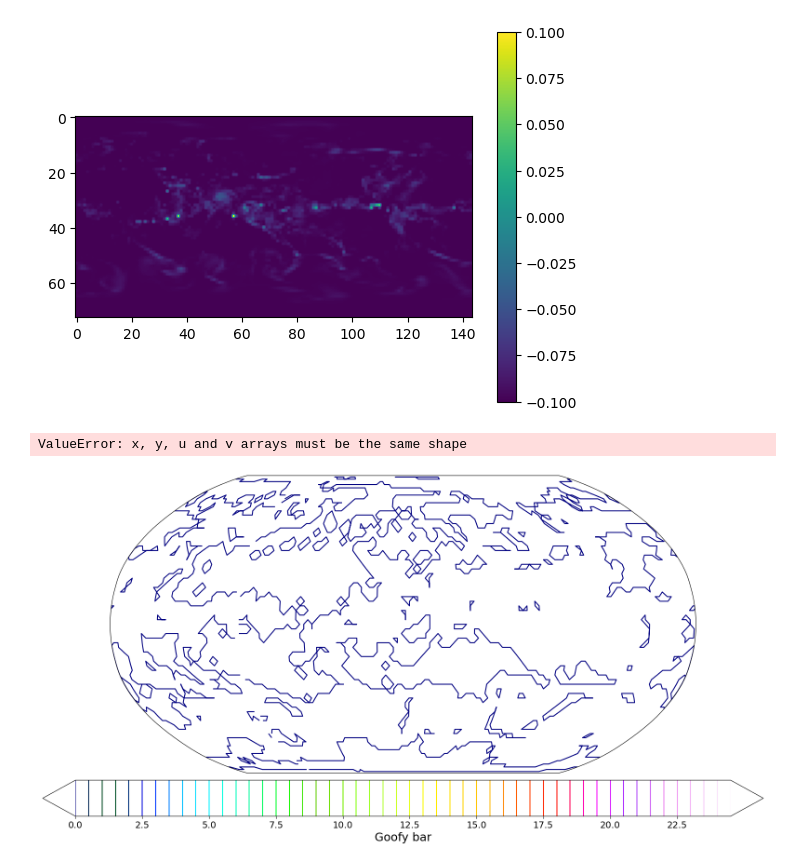
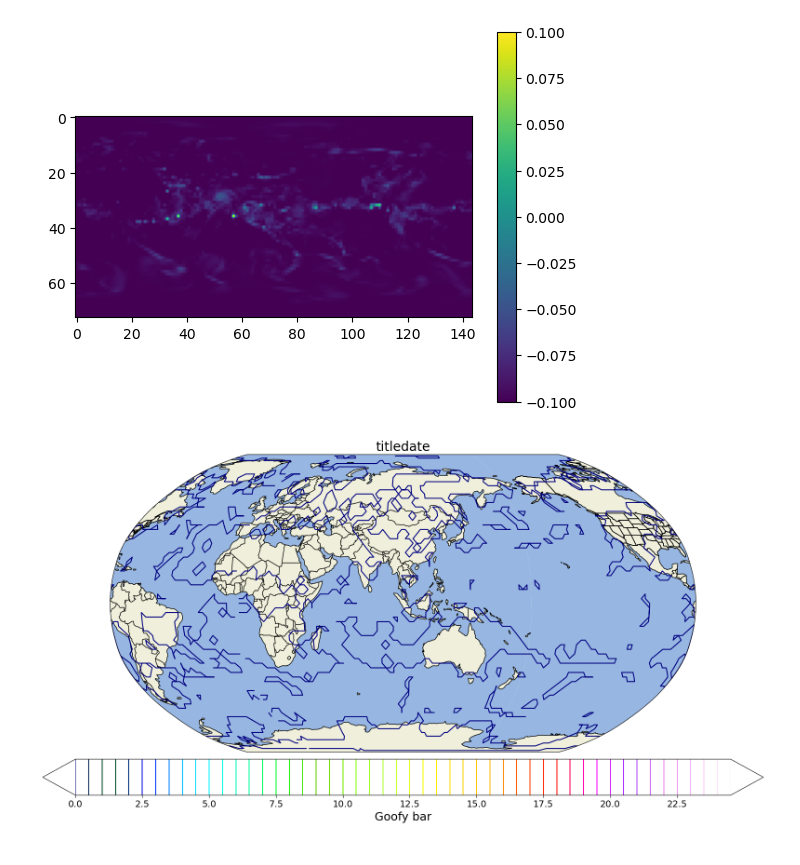
Before and after one commit to DevynKimball/ATSC_270, a Jupyter notebook: assignment_6/assignment_6.ipynb, the cells around one changed output. Drawn from its saved outputs; the diff is of its cells as text; code cells hidden in the pictures.

```diff
--- a/assignment_6/assignment_6.ipynb
+++ b/assignment_6/assignment_6.ipynb
@@ -60,25 +60,25 @@ plt.colorbar()
 # %%
 proj=ccrs.Robinson(central_longitude=101)
 
 fig = plt.figure(figsize=(20,10),dpi=100)
 ax = plt.axes(projection = proj)
 
 clevs = np.arange(960,1100,4)
 cs = plt.contour(lon,lat,msl[0],clevs,colord='k',transform = ccrs.PlateCarree())
 ax.clabel(cs,inline=True)
 cs = plt.contour(lon,lat,tp[1],cmap = 'gist_ncar',transform = ccrs.PlateCarree(),levels=np.arange(0,25,0.5),extend='both')
 
 cb=plt.colorbar(orientation='horizontal',pad=0.02)
 cb.set_label('Goofy bar',fontsize=18)
 cb.ax.tick_params(labelsize=14)
-plt.barbs(lon[::5],lat[::5],p10u[0,::5],p10v[0,::5],transform = ccrs.PlateCarree(),length=5)
+#plt.barbs(lon[::5],lat[::5],p10u[0,::5],p10v[0,::5],transform = ccrs.PlateCarree(),length=5)
 
-ax.coastlines(linewidth=2,color='r')
-ax.add_feature(cfeature.STATES)(linewidth=.5,edgecolor='r')
-ax.add_feature(cfeature.BORDERS)(linewidth=.5,edgecolor='r')
-
+ax.add_feature(cfeature.COASTLINE)
+ax.add_feature(cfeature.BORDERS)
+ax.add_feature(cfeature.OCEAN)
+ax.add_feature(cfeature.LAND)
+ax.add_feature(cfeature.STATES)
 #save plt.
 t = plt.title('title''date', fontsize=20)
 # %% [output]
-ValueError: x, y, u and v arrays must be the same shape
-[figure, old version]
+[figure, new version]
```
